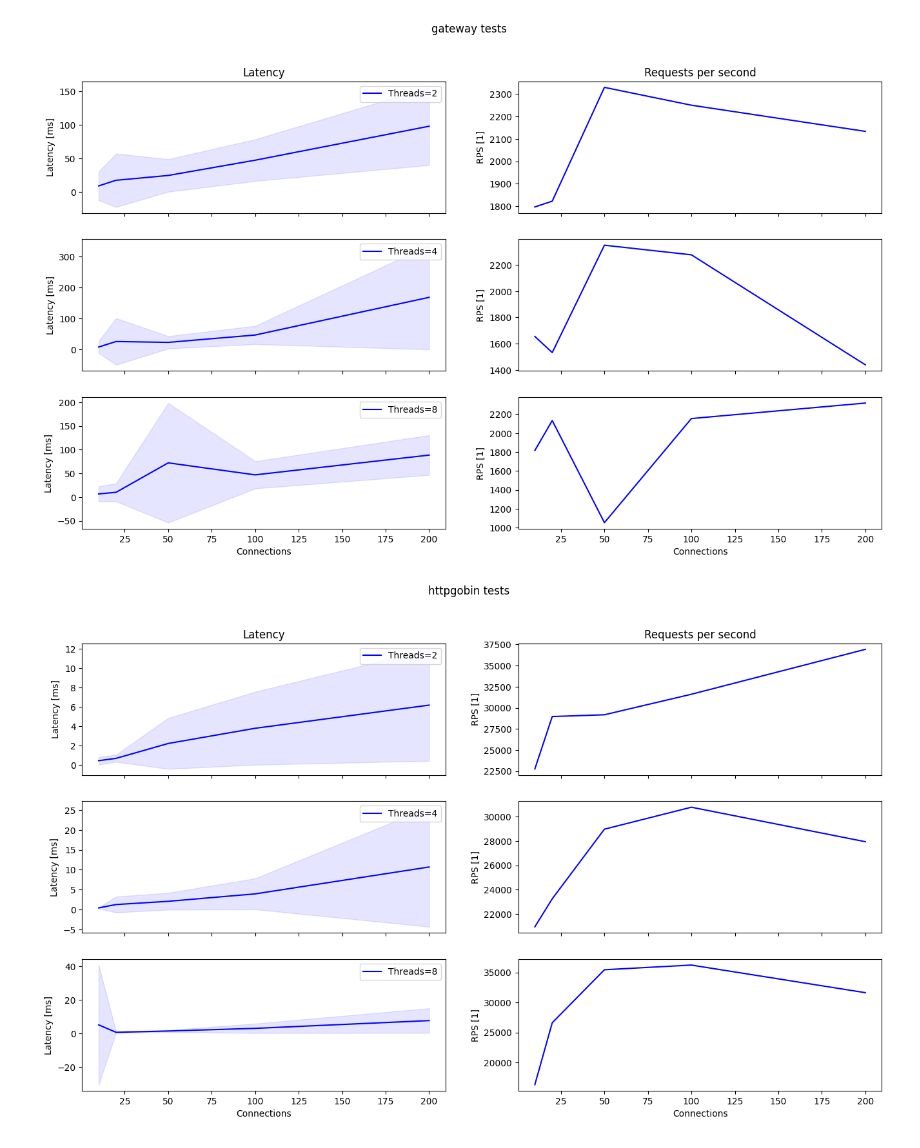
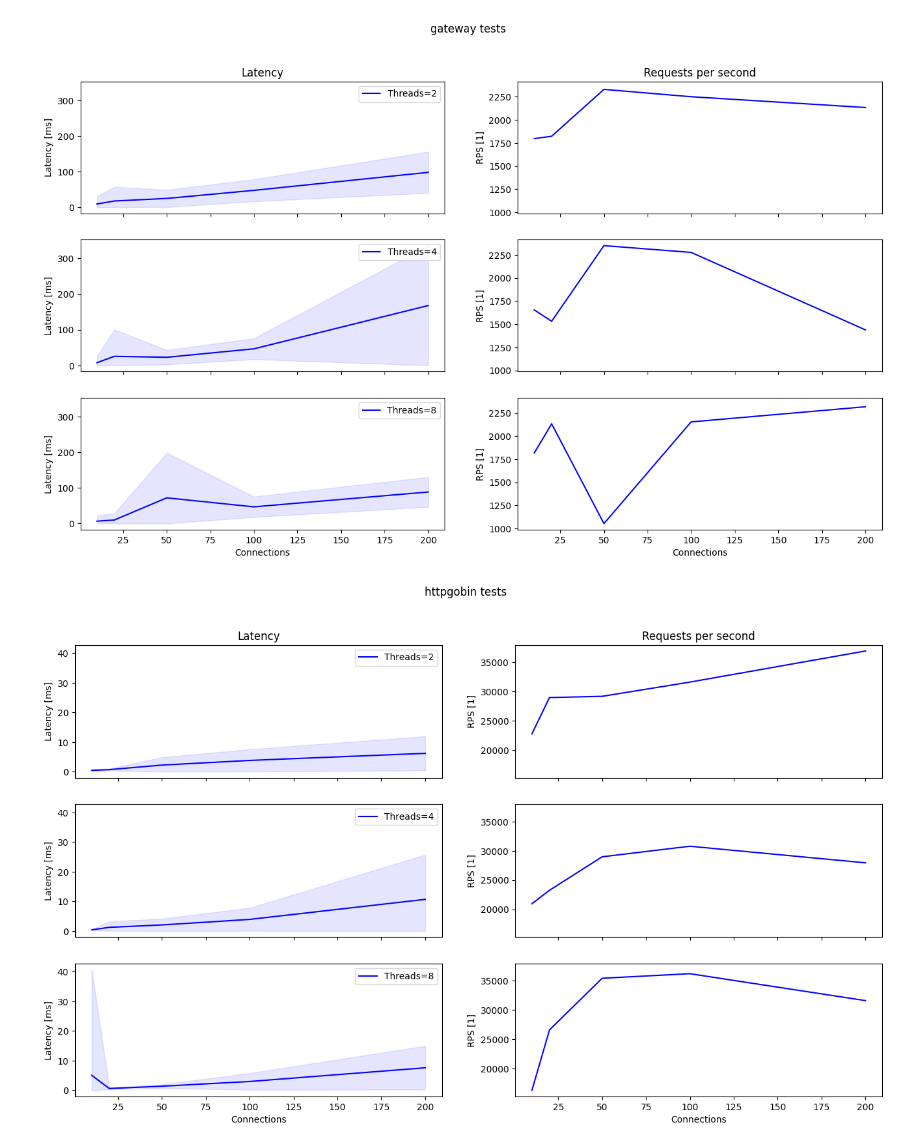
Before and after one commit to axent-pl/sandbox-apisix, a Jupyter notebook: analysis.ipynb, the cells around one changed output. Saved outputs shown, nothing was run; the diff lists cells and outputs as text; code cells hidden in the pictures.

Commit message:
Analysis plots adjustments

```diff
--- a/analysis.ipynb
+++ b/analysis.ipynb
@@ -61,7 +61,7 @@ def get_data_by_threads(service, threads):
     Ylat_avg = [y['avg'] for y in Ylat]
     stddevs = [y['stddev'] for y in Ylat]
     Ylat_ub = [avg + std for avg, std in zip(Ylat_avg, stddevs)]
-    Ylat_lb = [avg - std for avg, std in zip(Ylat_avg, stddevs)]
+    Ylat_lb = [max(0.0,avg - std) for avg, std in zip(Ylat_avg, stddevs)]
 
     return X,Yrps,Ylat_avg,Ylat_lb,Ylat_ub
 # %%
@@ -72,7 +72,7 @@ threads = [2,4,8]
 
 
 # Plotting
-fig, ax = plt.subplots(nrows=len(threads), ncols=2, figsize=(16, 9), squeeze=False, sharex='col')
+fig, ax = plt.subplots(nrows=len(threads), ncols=2, figsize=(16, 9), squeeze=False, sharex='col', sharey='col')
 fig.suptitle(f'{service} tests')
 for idx,t in enumerate(threads):
     X,Yrps,Ylat_avg,Ylat_lb,Ylat_ub = get_data_by_threads(service=service, threads=t)
@@ -93,32 +93,32 @@ for idx,t in enumerate(threads):
         ax[idx,0].set(ylabel='Latency [ms]')
         ax[idx,1].set(ylabel='RPS [1]')
 # %% [output]
-[figure, old version]
+[figure, new version]
 # %%
 service = 'httpgobin'
 threads = [2,4,8]
 
 
 # Plotting
-fig, ax = plt.subplots(nrows=len(threads), ncols=2, figsize=(16, 9), squeeze=False, sharex='col')
+fig, ax = plt.subplots(nrows=len(threads), ncols=2, figsize=(16, 9), squeeze=False, sharex='col', sharey='col')
 fig.suptitle(f'{service} tests')
 for idx,t in enumerate(threads):
     X,Yrps,Ylat_avg,Ylat_lb,Ylat_ub = get_data_by_threads(service=service, threads=t)
 
     ax[idx,0].plot(X, Ylat_avg, '-', label=f'Threads={t}', color='blue')
     ax[idx,0].fill_between(X, Ylat_lb, Ylat_ub, color='blue', alpha=0.1)
     ax[idx,0].legend()
 
     ax[idx,1].plot(X, Yrps, '-', label='Max', color='blue')
 
     if idx == 0:
         ax[idx,0].set_title('Latency')
         ax[idx,1].set_title('Requests per second')
     if idx == len(threads) - 1:
         ax[idx,0].set(xlabel='Connections', ylabel='Latency [ms]')
         ax[idx,1].set(xlabel='Connections', ylabel='RPS [1]')
     else:
         ax[idx,0].set(ylabel='Latency [ms]')
         ax[idx,1].set(ylabel='RPS [1]')
 # %% [output]
-[figure, old version]
+[figure, new version]
```
